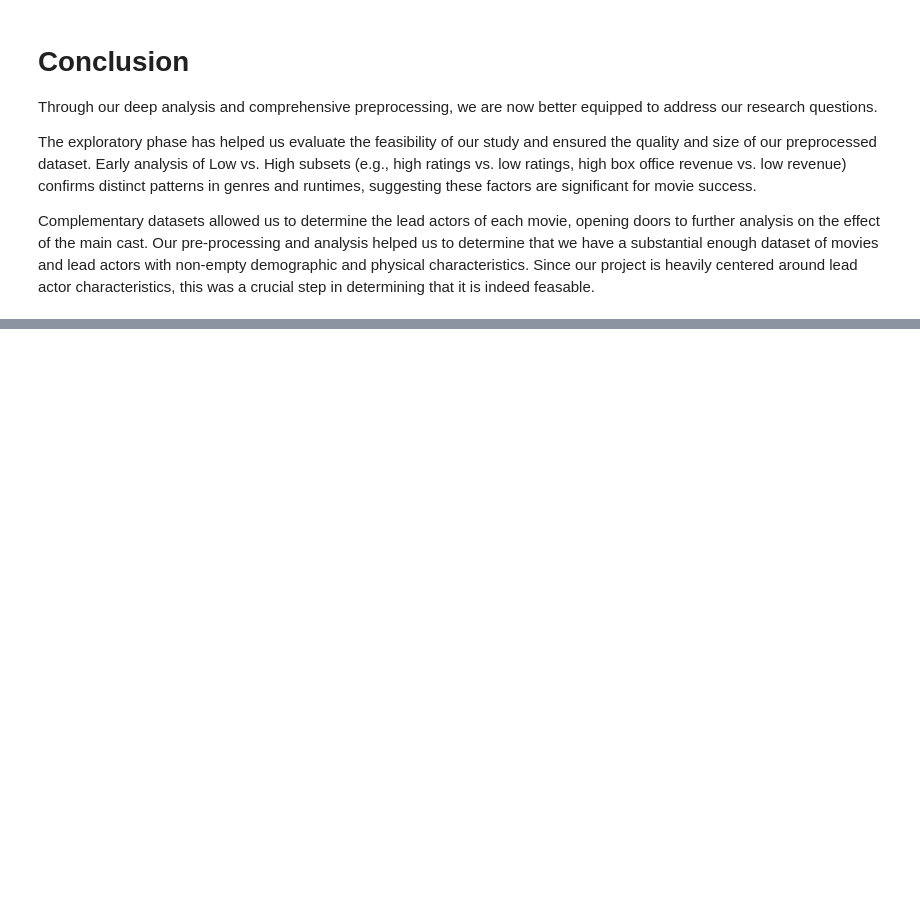
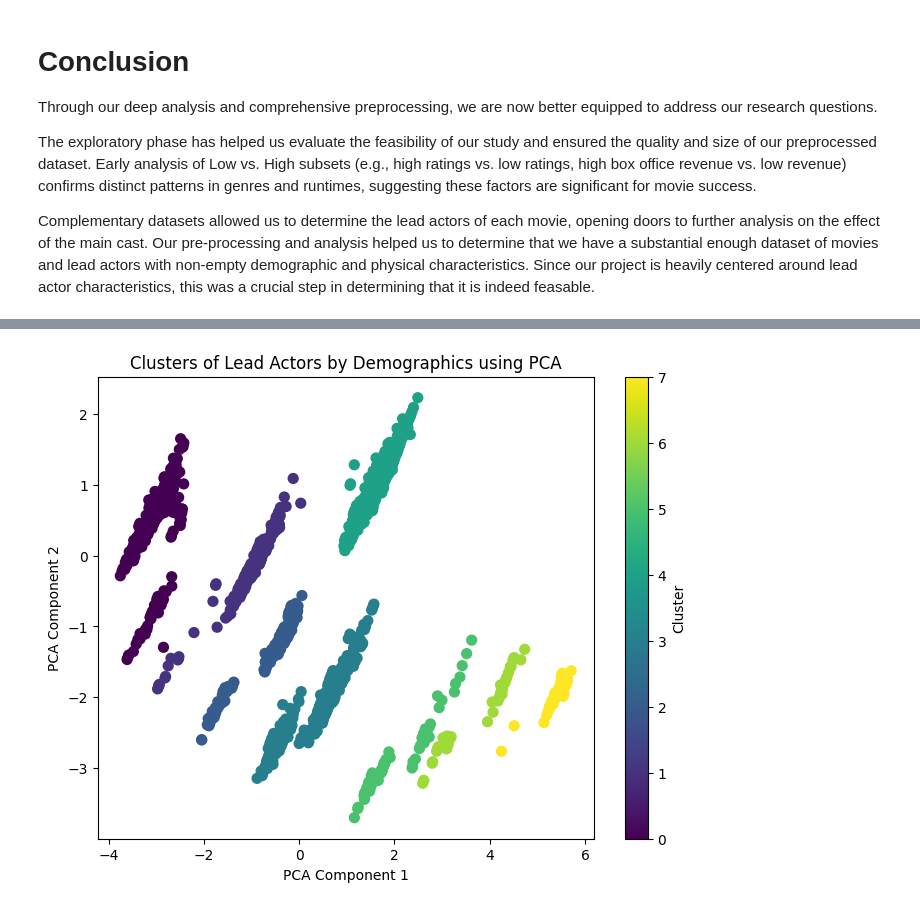
Before and after one commit to epfl-ada/ada-2024-project-authenticdataaddicts, a Jupyter notebook: results.ipynb, the cells around one changed output, grey strips where cells are left out. Saved outputs shown, nothing was run; the diff lists cells and outputs as text; code cells hidden in the pictures; blank space fills up the shorter version.

```diff
--- a/results.ipynb
+++ b/results.ipynb
@@ -1045,0 +1141,12 @@ Complementary datasets allowed us to determine the lead actors of each movie, op
+# %%
+pca = PCA(n_components=2)
+X_pca = pca.fit_transform(processed_df)
+plt.figure(figsize=(8, 6))
+plt.scatter(X_pca[:, 0], X_pca[:, 1], c=processed_df['cluster'], s=50)
+plt.colorbar(label='Cluster')
+plt.title('Clusters of Lead Actors by Demographics using PCA')
+plt.xlabel('PCA Component 1')
+plt.ylabel('PCA Component 2')
+plt.show()
+# %% [output]
+[figure, added]
```
Also changed, not shown: parts of 29 cells of this notebook, 1 other file.
